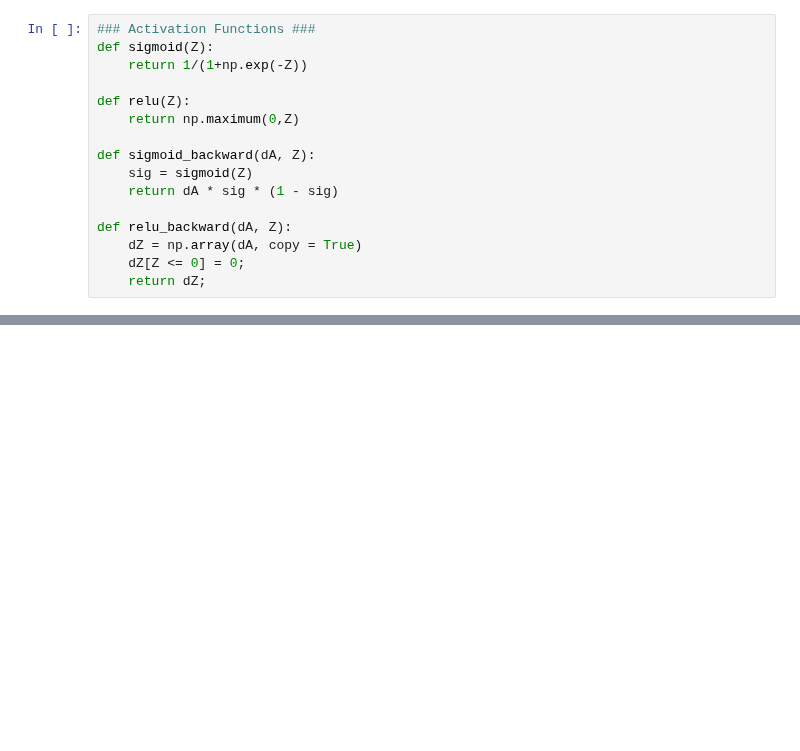
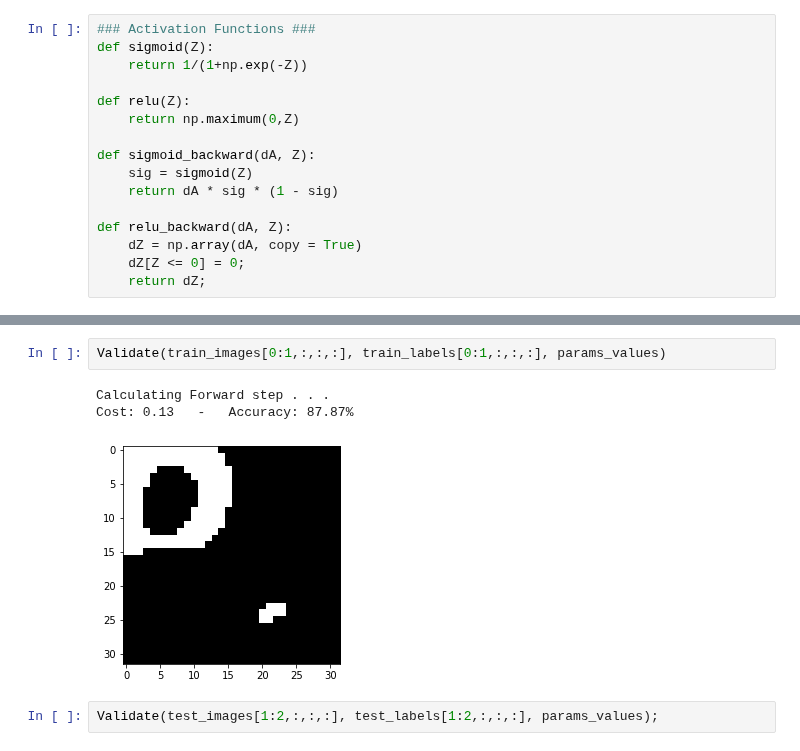
Before and after one commit to labis7/UNET-Using-Numpy, a Jupyter notebook: U-Net - Numpy.ipynb, the cells around one changed output, grey strips where cells are left out. Saved outputs shown, nothing was run; the diff lists cells and outputs as text; blank space fills up the shorter version.

```diff
--- a/U-Net - Numpy.ipynb
+++ b/U-Net - Numpy.ipynb
@@ -996,0 +1252,8 @@ NameError: name 'test_labels' is not defined
+# %%
+Validate(train_images[0:1,:,:,:], train_labels[0:1,:,:,:], params_values)
+# %% [output]
+Calculating Forward step . . .
+Cost: 0.13   -   Accuracy: 87.87%
+[figure, added]
+# %%
+Validate(test_images[1:2,:,:,:], test_labels[1:2,:,:,:], params_values);
```
Also changed, not shown: parts of 11 cells of this notebook.
